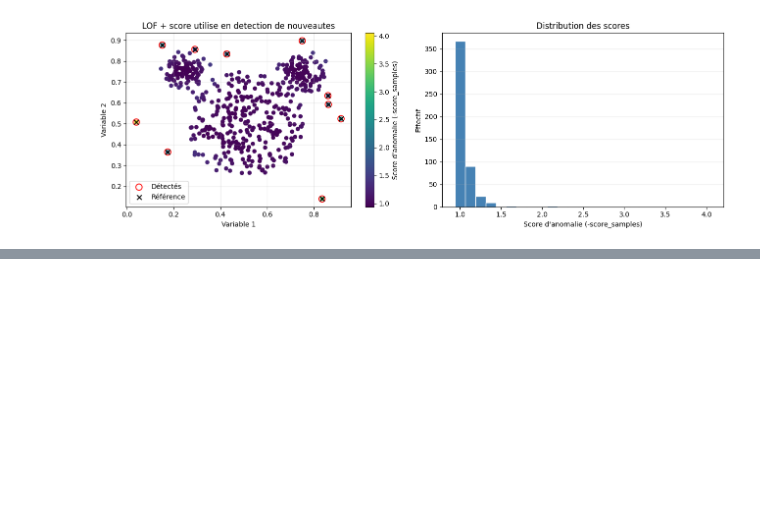
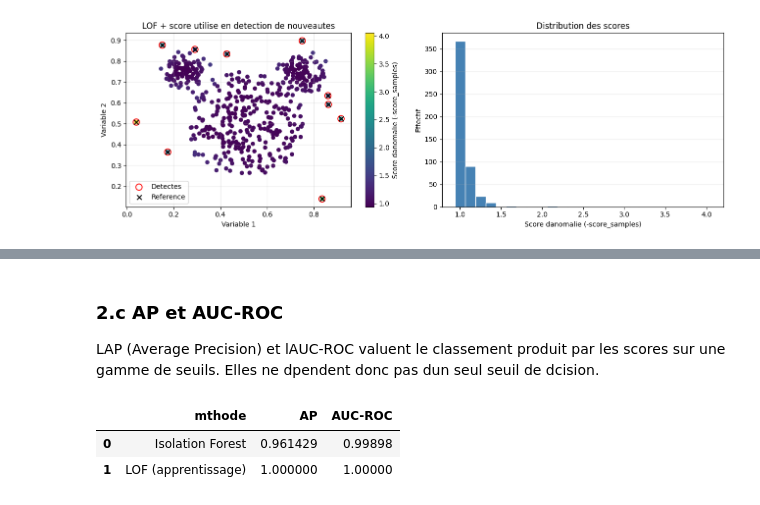
Before and after one commit to Youcef3131/D-tection-d-anomalies, a Jupyter notebook: code.ipynb, the cells around one changed output, grey strips where cells are left out. Cells and saved outputs as stored; diff of their text form; code cells hidden in the pictures; blank space fills up the shorter version.

```diff
--- a/code.ipynb
+++ b/code.ipynb
@@ -135,0 +220,19 @@ Les etiquettes de reference ont uniquement servi a distinguer visuellement les d
+# %% [markdown]
+### 2.c  AP et AUC-ROC
+
+LAP (Average Precision) et lAUC-ROC valuent le classement produit par les scores sur une gamme de seuils. Elles ne dpendent donc pas dun seul seuil de dcision.
+# %%
+ranking_results = []
+for method_name, (scores, _) in methods.items():
+    metrics = ranking_metrics(y_reference, scores)
+    ranking_results.append({
+        "mthode": method_name,
+        "AP": metrics["average_precision"],
+        "AUC-ROC": metrics["roc_auc"],
+    })
+
+display(pd.DataFrame(ranking_results))
+# %% [output]
+|  | mthode | AP | AUC-ROC |
+| 0 | Isolation Forest | 0.961429 | 0.99898 |
+| 1 | LOF (apprentissage) | 1.000000 | 1.00000 |
```
Also changed, not shown: parts of 14 cells of this notebook, 2 other files.
